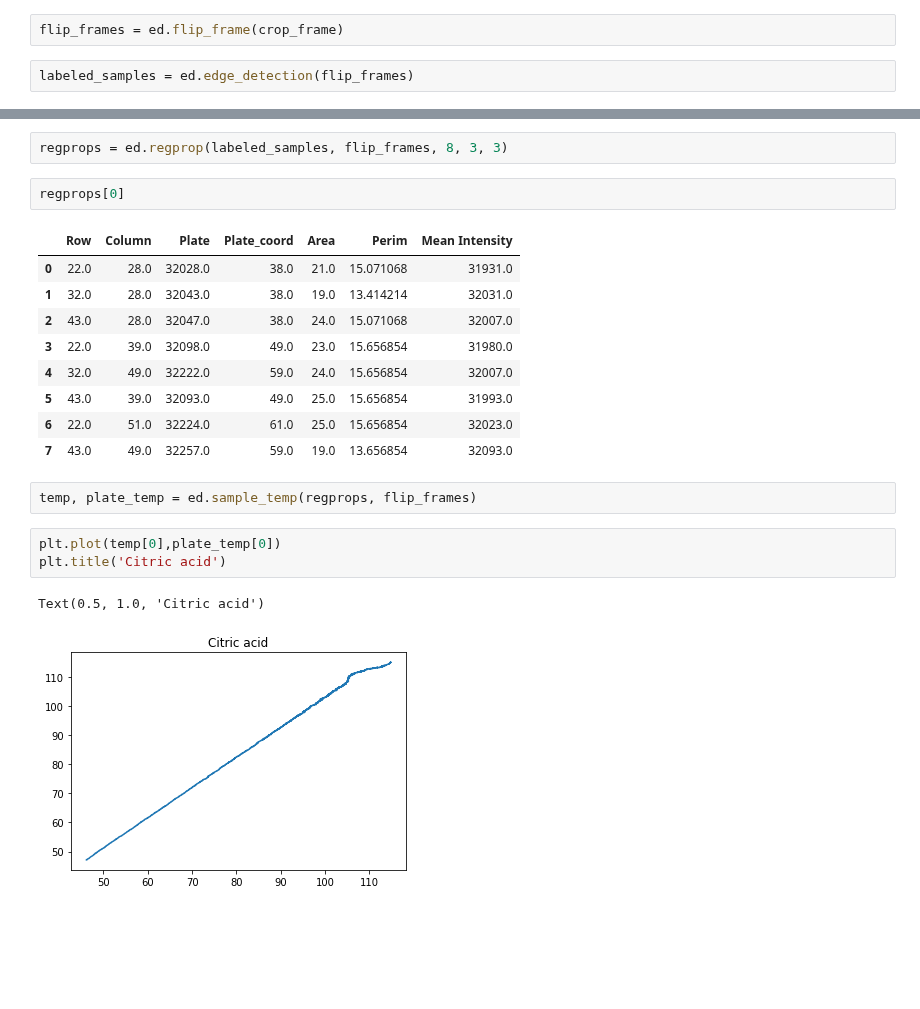
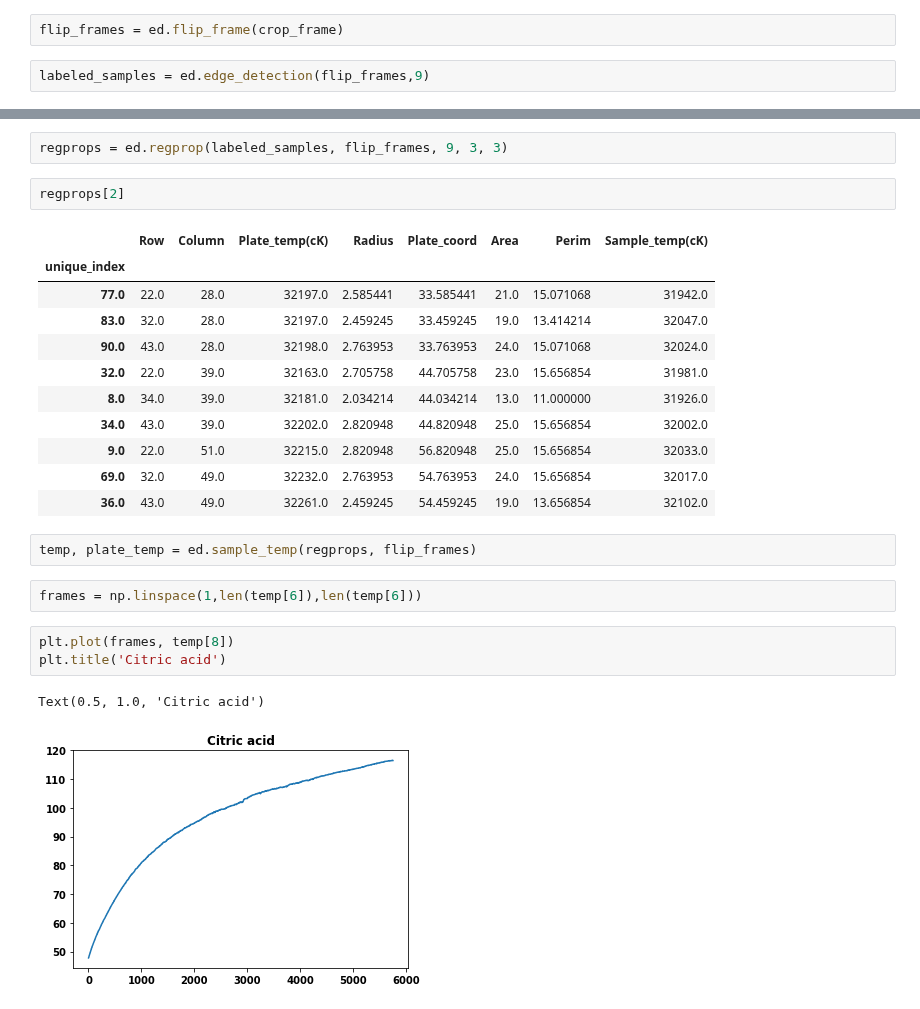
Before and after one commit to jrodguez/musical-robot, a Jupyter notebook: scripts/10_17_19_Citric_acid_shallow_plate.tiff.ipynb, the cells around one changed output, grey strips where cells are left out. Cells and saved outputs as stored; diff of their text form; blank space fills up the shorter version.

Commit message:
Made changes to the source code to make miz_size of sample more flexible

```diff
--- a/scripts/10_17_19_Citric_acid_shallow_plate.tiff.ipynb
+++ b/scripts/10_17_19_Citric_acid_shallow_plate.tiff.ipynb
@@ -41,7 +41,7 @@ plt.colorbar()
 # %%
 flip_frames = ed.flip_frame(crop_frame)
 # %%
-labeled_samples = ed.edge_detection(flip_frames)
+labeled_samples = ed.edge_detection(flip_frames,9)
 # %%
 plt.imshow(labeled_samples)
 # %% [output]
@@ -50,22 +50,26 @@ plt.imshow(labeled_samples)
 # %%
-regprops = ed.regprop(labeled_samples, flip_frames, 8, 3, 3)
+regprops = ed.regprop(labeled_samples, flip_frames, 9, 3, 3)
 # %%
-regprops[0]
+regprops[2]
 # %% [output]
-|  | Row | Column | Plate | Plate_coord | Area | Perim | Mean Intensity |
-| 0 | 22.0 | 28.0 | 32028.0 | 38.0 | 21.0 | 15.071068 | 31931.0 |
-| 1 | 32.0 | 28.0 | 32043.0 | 38.0 | 19.0 | 13.414214 | 32031.0 |
-| 2 | 43.0 | 28.0 | 32047.0 | 38.0 | 24.0 | 15.071068 | 32007.0 |
-| 3 | 22.0 | 39.0 | 32098.0 | 49.0 | 23.0 | 15.656854 | 31980.0 |
-| 4 | 32.0 | 49.0 | 32222.0 | 59.0 | 24.0 | 15.656854 | 32007.0 |
-| 5 | 43.0 | 39.0 | 32093.0 | 49.0 | 25.0 | 15.656854 | 31993.0 |
-| 6 | 22.0 | 51.0 | 32224.0 | 61.0 | 25.0 | 15.656854 | 32023.0 |
-| 7 | 43.0 | 49.0 | 32257.0 | 59.0 | 19.0 | 13.656854 | 32093.0 |
+|  | Row | Column | Plate_temp(cK) | Radius | Plate_coord | Area | Perim | Sample_temp(cK) |
+| unique_index |  |  |  |  |  |  |  |  |
+| 77.0 | 22.0 | 28.0 | 32197.0 | 2.585441 | 33.585441 | 21.0 | 15.071068 | 31942.0 |
+| 83.0 | 32.0 | 28.0 | 32197.0 | 2.459245 | 33.459245 | 19.0 | 13.414214 | 32047.0 |
+| 90.0 | 43.0 | 28.0 | 32198.0 | 2.763953 | 33.763953 | 24.0 | 15.071068 | 32024.0 |
+| 32.0 | 22.0 | 39.0 | 32163.0 | 2.705758 | 44.705758 | 23.0 | 15.656854 | 31981.0 |
+| 8.0 | 34.0 | 39.0 | 32181.0 | 2.034214 | 44.034214 | 13.0 | 11.000000 | 31926.0 |
+| 34.0 | 43.0 | 39.0 | 32202.0 | 2.820948 | 44.820948 | 25.0 | 15.656854 | 32002.0 |
+| 9.0 | 22.0 | 51.0 | 32215.0 | 2.820948 | 56.820948 | 25.0 | 15.656854 | 32033.0 |
+| 69.0 | 32.0 | 49.0 | 32232.0 | 2.763953 | 54.763953 | 24.0 | 15.656854 | 32017.0 |
+| 36.0 | 43.0 | 49.0 | 32261.0 | 2.459245 | 54.459245 | 19.0 | 13.656854 | 32102.0 |
 # %%
 temp, plate_temp = ed.sample_temp(regprops, flip_frames)
+# %%
+frames = np.linspace(1,len(temp[6]),len(temp[6]))
 # %%
-plt.plot(temp[0],plate_temp[0])
+plt.plot(frames, temp[8])
 plt.title('Citric acid')
 # %% [output]
 Text(0.5, 1.0, 'Citric acid')
-[figure, old version]
+[figure, new version]
```
Also changed, not shown: parts of 17 cells of this notebook, 8 other files.
